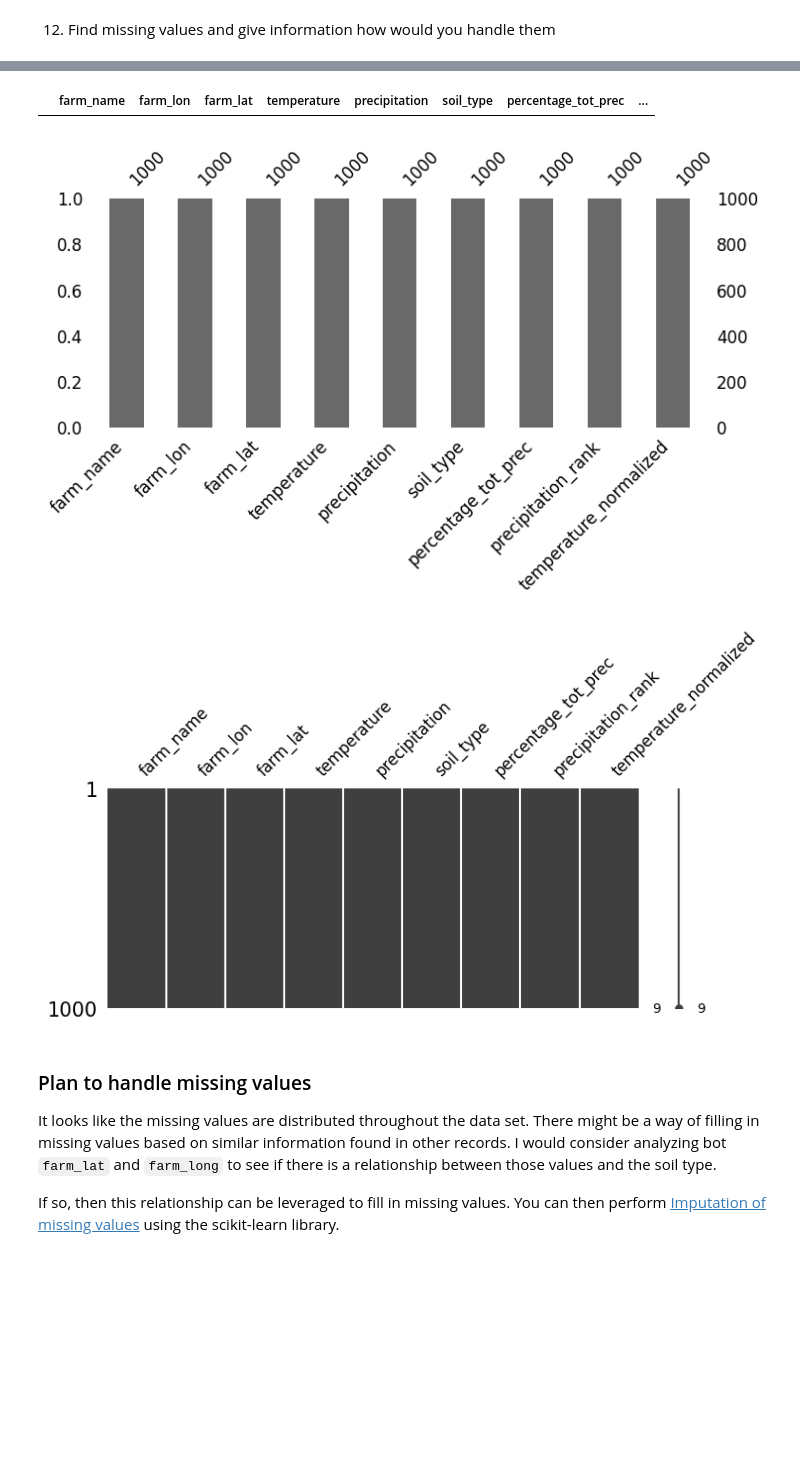
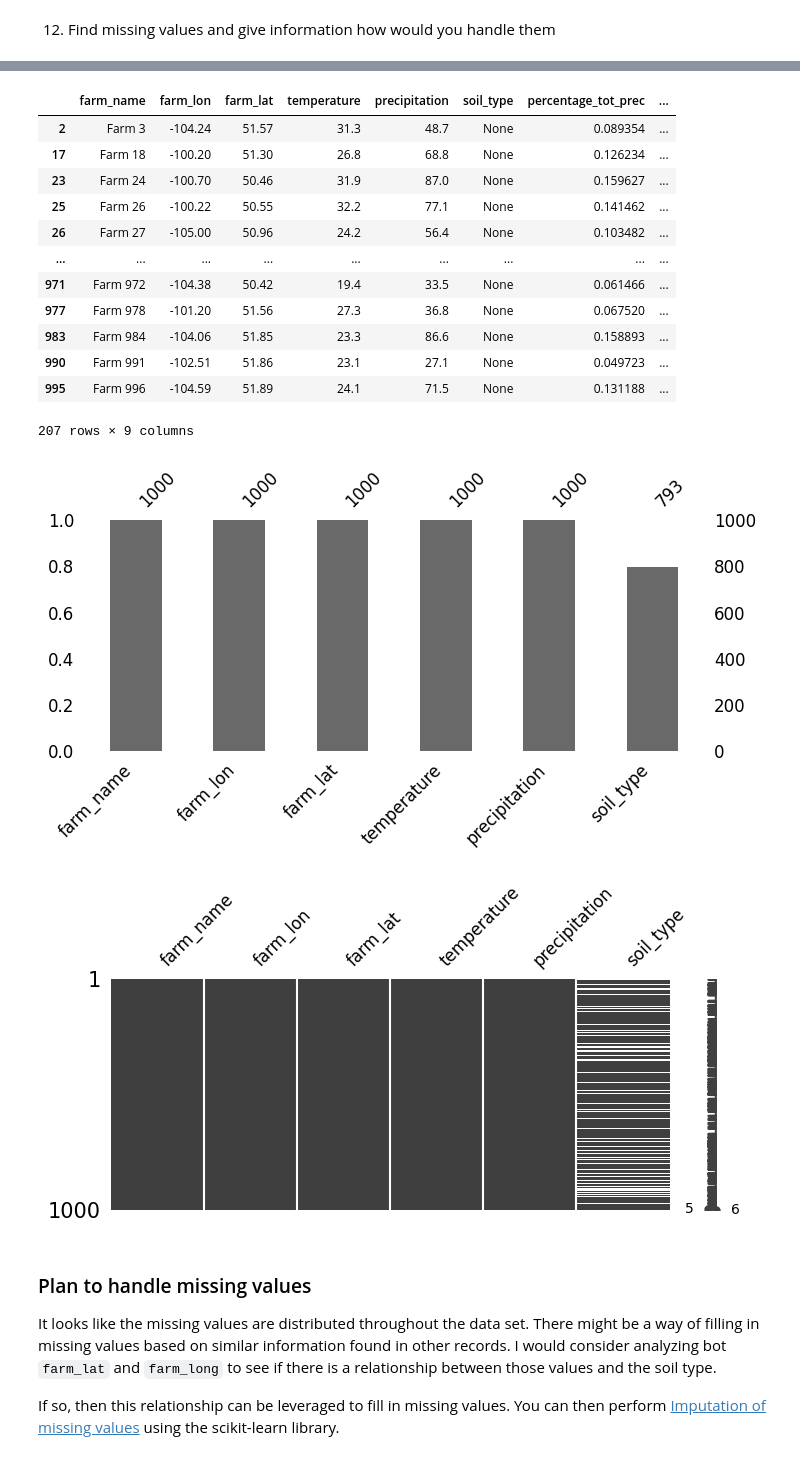
Before and after one commit to iacisme/paletteskills_assignments, a Jupyter notebook: Assignments/Assinment_2.ipynb, the cells around one changed output, grey strips where cells are left out. Saved outputs shown, nothing was run; the diff lists cells and outputs as text; code cells hidden in the pictures; blank space fills up the shorter version.

```diff
--- a/Assignments/Assinment_2.ipynb
+++ b/Assignments/Assinment_2.ipynb
@@ -806,16 +798,16 @@ dtype: object
 ## Your code here down
 
 # Find any columns with missing values
-print(updatedFarms_df.info())
+print(farms_df.info())
 
 # Create a filter of missing values
-bool_series = pd.isnull(updatedFarms_df["soil_type"])
+bool_series = pd.isnull(farms_df["soil_type"])
 
 # Display a bar chart to visualize missing values
-msno.bar(updatedFarms_df, figsize=(8,3), fontsize=12);
+msno.bar(farms_df, figsize=(8,3), fontsize=12);
 
 # Show missing values in a tabular format
-msno.matrix(updatedFarms_df,figsize=(8,3), fontsize=12);
+msno.matrix(farms_df,figsize=(8,3), fontsize=12);
 
 # Display missing values
 updatedFarms_df[bool_series]
@@ -840,7 +829,19 @@ memory usage: 70.4+ KB
 None
 |  | farm_name | farm_lon | farm_lat | temperature | precipitation | soil_type | percentage_tot_prec | ... |
+| 2 | Farm 3 | -104.24 | 51.57 | 31.3 | 48.7 | None | 0.089354 | ... |
+| 17 | Farm 18 | -100.20 | 51.30 | 26.8 | 68.8 | None | 0.126234 | ... |
+| 23 | Farm 24 | -100.70 | 50.46 | 31.9 | 87.0 | None | 0.159627 | ... |
+| 25 | Farm 26 | -100.22 | 50.55 | 32.2 | 77.1 | None | 0.141462 | ... |
+| 26 | Farm 27 | -105.00 | 50.96 | 24.2 | 56.4 | None | 0.103482 | ... |
+| ... | ... | ... | ... | ... | ... | ... | ... | ... |
+| 971 | Farm 972 | -104.38 | 50.42 | 19.4 | 33.5 | None | 0.061466 | ... |
+| 977 | Farm 978 | -101.20 | 51.56 | 27.3 | 36.8 | None | 0.067520 | ... |
+| 983 | Farm 984 | -104.06 | 51.85 | 23.3 | 86.6 | None | 0.158893 | ... |
+| 990 | Farm 991 | -102.51 | 51.86 | 23.1 | 27.1 | None | 0.049723 | ... |
+| 995 | Farm 996 | -104.59 | 51.89 | 24.1 | 71.5 | None | 0.131188 | ... |
+207 rows × 9 columns
-[figure, old version]
+[figure, new version]
-[figure, old version]
+[figure, new version]
 # %% [markdown]
 ### Plan to handle missing values
 
```
Also changed, not shown: parts of 22 cells of this notebook, 13 other files.
